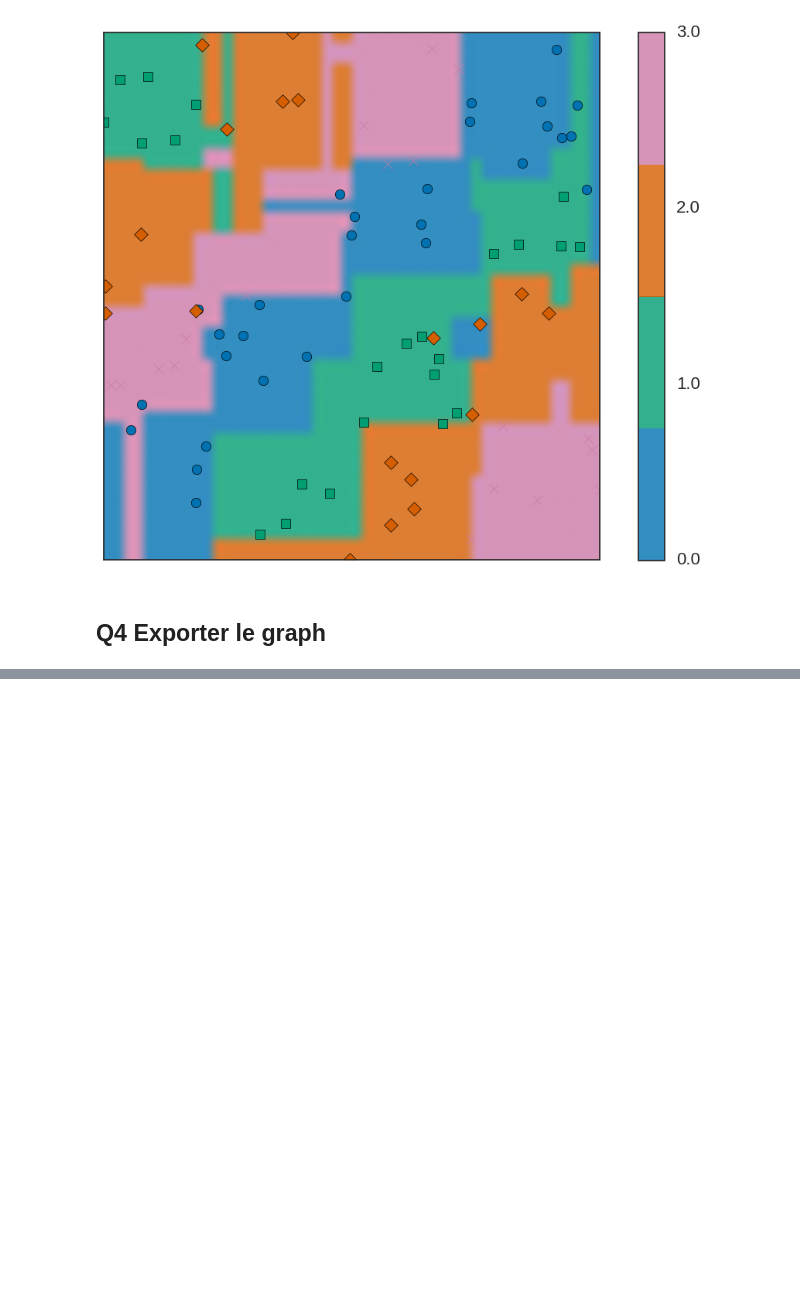
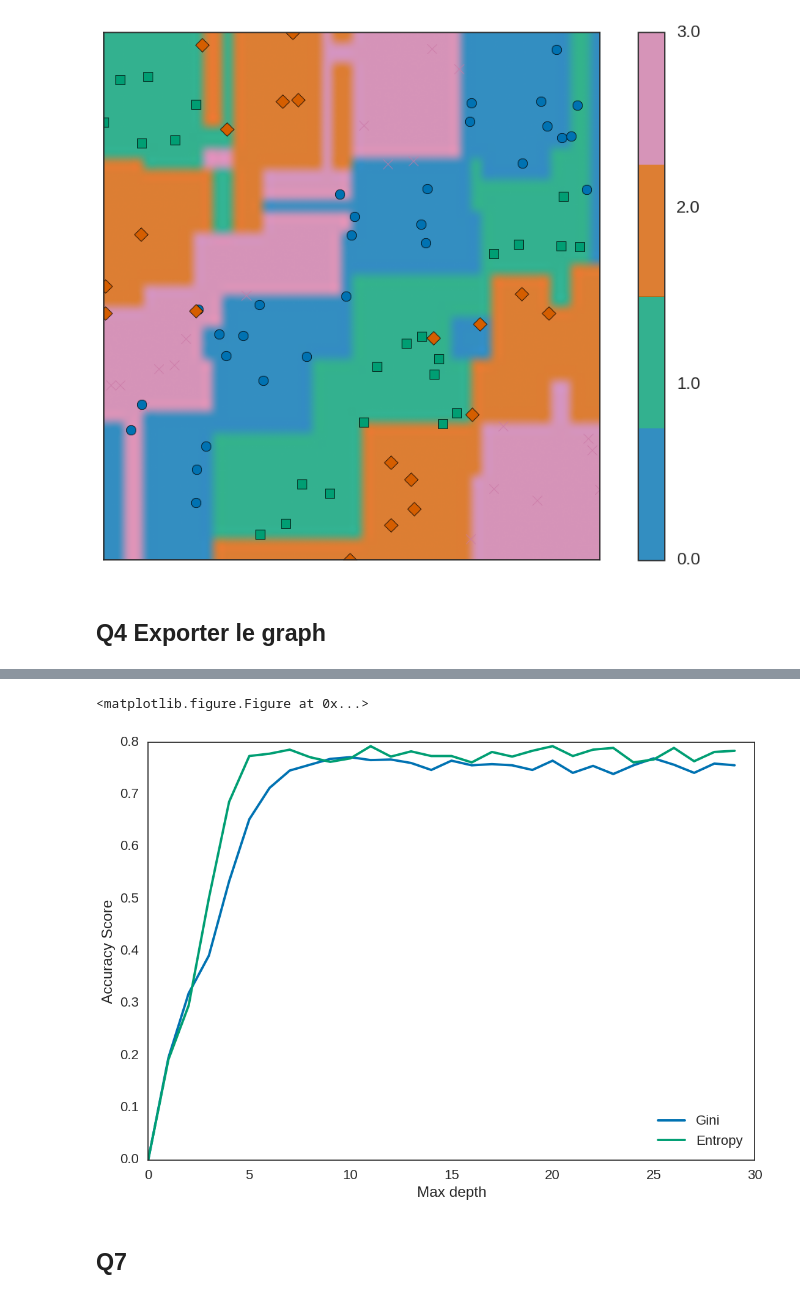
Before and after one commit to rvi008/trees, a Jupyter notebook: trees.ipynb, the cells around one changed output, grey strips where cells are left out. Drawn from its saved outputs; the diff is of its cells as text; code cells hidden in the pictures; blank space fills up the shorter version.

```diff
--- a/trees.ipynb
+++ b/trees.ipynb
@@ -126,0 +152,38 @@ Impossible d'obtenir le descripteur de fichier faisant référence à la console
+# %%
+from sklearn import datasets
+digits = datasets.load_digits()
+# %%
+n_samples = len(digits.data)
+X = digits.data[:n_samples // 2]  # digits.images.reshape((n_samples, -1))
+Y = digits.target[:n_samples // 2]
+X_test = digits.data[n_samples // 2:]
+Y_test = digits.target[n_samples // 2:]
+# %%
+dmax = 30
+scores = np.zeros(dmax)
+plt.close(2)
+plt.figure(2, figsize=(15, 10))
+
+for d in range(1,dmax):
+    dt = tree.DecisionTreeClassifier(max_depth=d)
+    dt.fit(X,Y)
+    scores[d] = dt.score(X=X_test, y=Y_test)
+
+scorese=np.zeros(dmax)
+for d in range(1,dmax):
+    dt = tree.DecisionTreeClassifier(max_depth=d, criterion='entropy')
+    dt.fit(X,Y)
+    scorese[d] = dt.score(X=X_test, y=Y_test)
+
+fig, ax = plt.subplots()
+plt.xlabel('Max depth')
+plt.ylabel('Accuracy Score')
+ax.plot(scores, label='Gini')
+ax.plot(scorese, label='Entropy')
+legend = ax.legend(loc='lower right', shadow=True)
+plt.show()
+# %% [output]
+<matplotlib.figure.Figure at 0x...>
+[figure, added]
+# %% [markdown]
+## Q7
```
Also changed, not shown: parts of 5 cells of this notebook.
